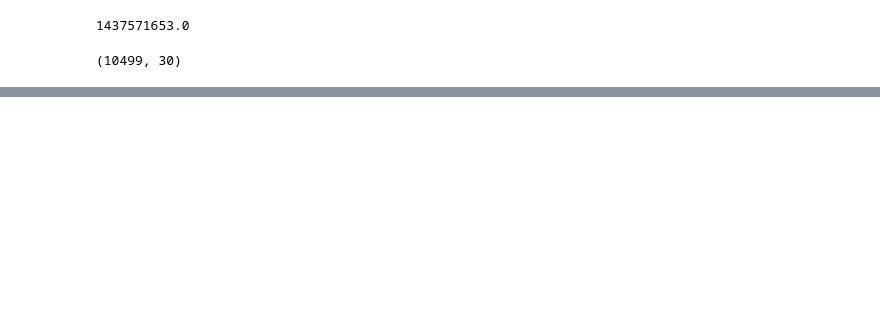
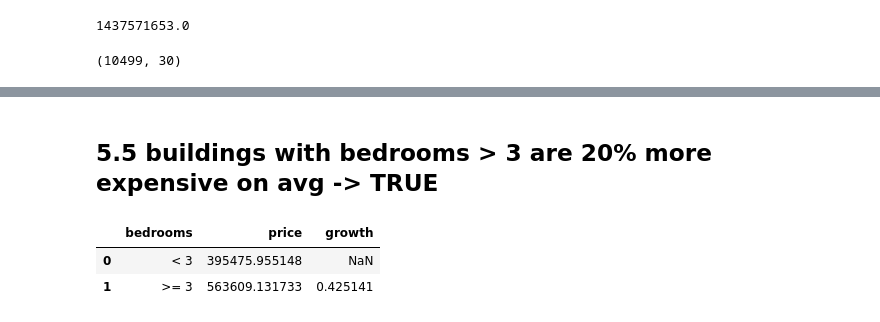
Before and after one commit to danjaca/insight-house-rocket, a Jupyter notebook: house-rocket-stepbystep.ipynb, the cells around one changed output, grey strips where cells are left out. Drawn from its saved outputs; the diff is of its cells as text; code cells hidden in the pictures; blank space fills up the shorter version.

```diff
--- a/house-rocket-stepbystep.ipynb
+++ b/house-rocket-stepbystep.ipynb
@@ -376,0 +444,16 @@ AttributeError: module 'matplotlib.pyplot' has no attribute 'barplot'
+# %% [markdown]
+## 5.5 buildings with bedrooms > 3 are 20% more expensive on avg -> TRUE
+# %%
+h5 = data[['bedrooms','price']].copy()
+
+h5['bedrooms'] = h5['bedrooms'].apply(lambda x: '>= 3' if x >=3 else '< 3')
+
+h5_real= h5[['price','bedrooms']].groupby('bedrooms').mean().reset_index()
+
+h5_real['growth'] = h5_real['price'].pct_change()
+
+h5_real
+# %% [output]
+|  | bedrooms | price | growth |
+| 0 | < 3 | 395475.955148 | NaN |
+| 1 | >= 3 | 563609.131733 | 0.425141 |
```
Also changed, not shown: parts of 17 cells of this notebook.
